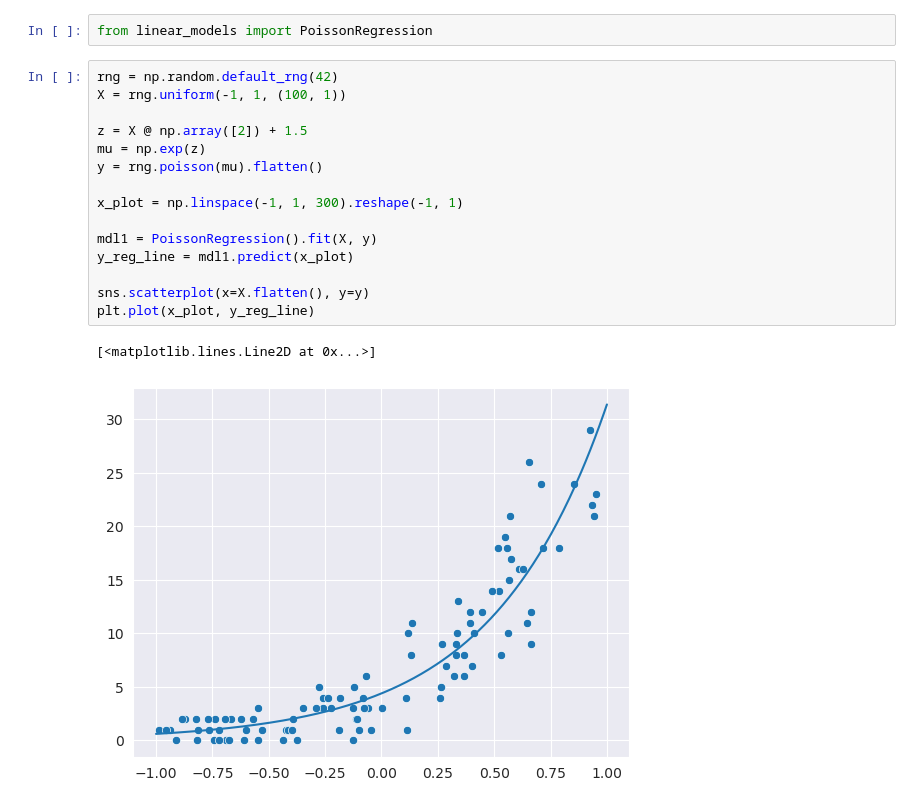
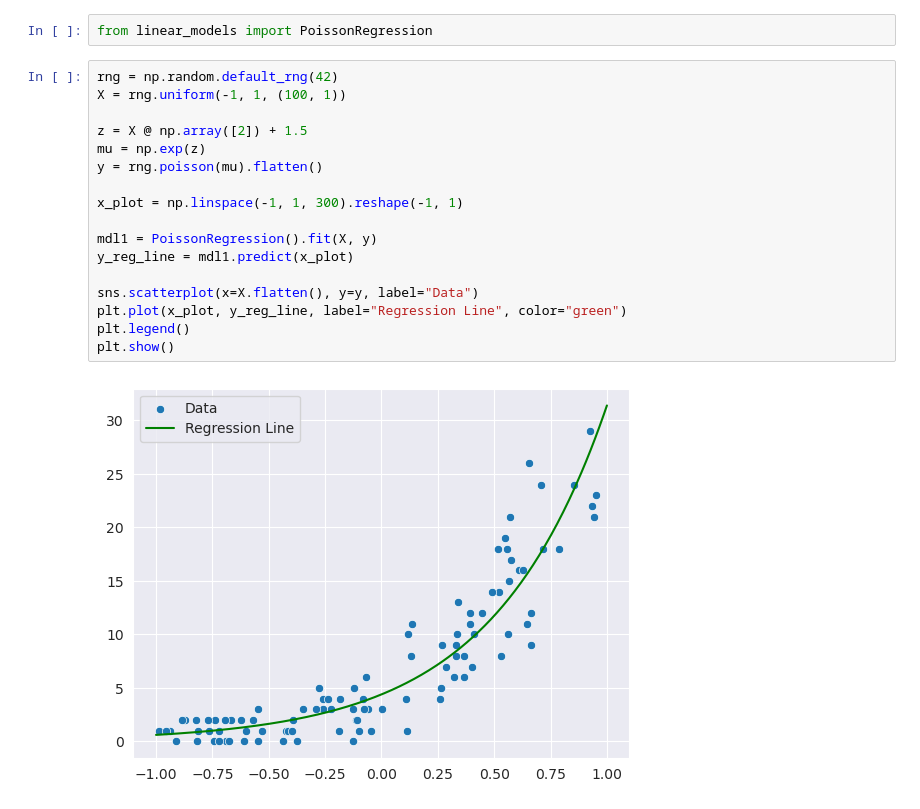
Before and after one commit to pascalweidner/CustomRegression, a Jupyter notebook: overview.ipynb, the cells around one changed output. Cells and saved outputs as stored; diff of their text form.

```diff
--- a/overview.ipynb
+++ b/overview.ipynb
@@ -235,18 +322,19 @@ from linear_models import PoissonRegression
 # %%
 rng = np.random.default_rng(42)
 X = rng.uniform(-1, 1, (100, 1))
 
 z = X @ np.array([2]) + 1.5
 mu = np.exp(z)
 y = rng.poisson(mu).flatten()
 
 x_plot = np.linspace(-1, 1, 300).reshape(-1, 1)
 
 mdl1 = PoissonRegression().fit(X, y)
 y_reg_line = mdl1.predict(x_plot)
 
-sns.scatterplot(x=X.flatten(), y=y)
-plt.plot(x_plot, y_reg_line)
+sns.scatterplot(x=X.flatten(), y=y, label="Data")
+plt.plot(x_plot, y_reg_line, label="Regression Line", color="green")
+plt.legend()
+plt.show()
 # %% [output]
-[<matplotlib.lines.Line2D at 0x...>]
-[figure, old version]
+[figure, new version]
```
Also changed, not shown: parts of 15 cells of this notebook, 4 other files.
